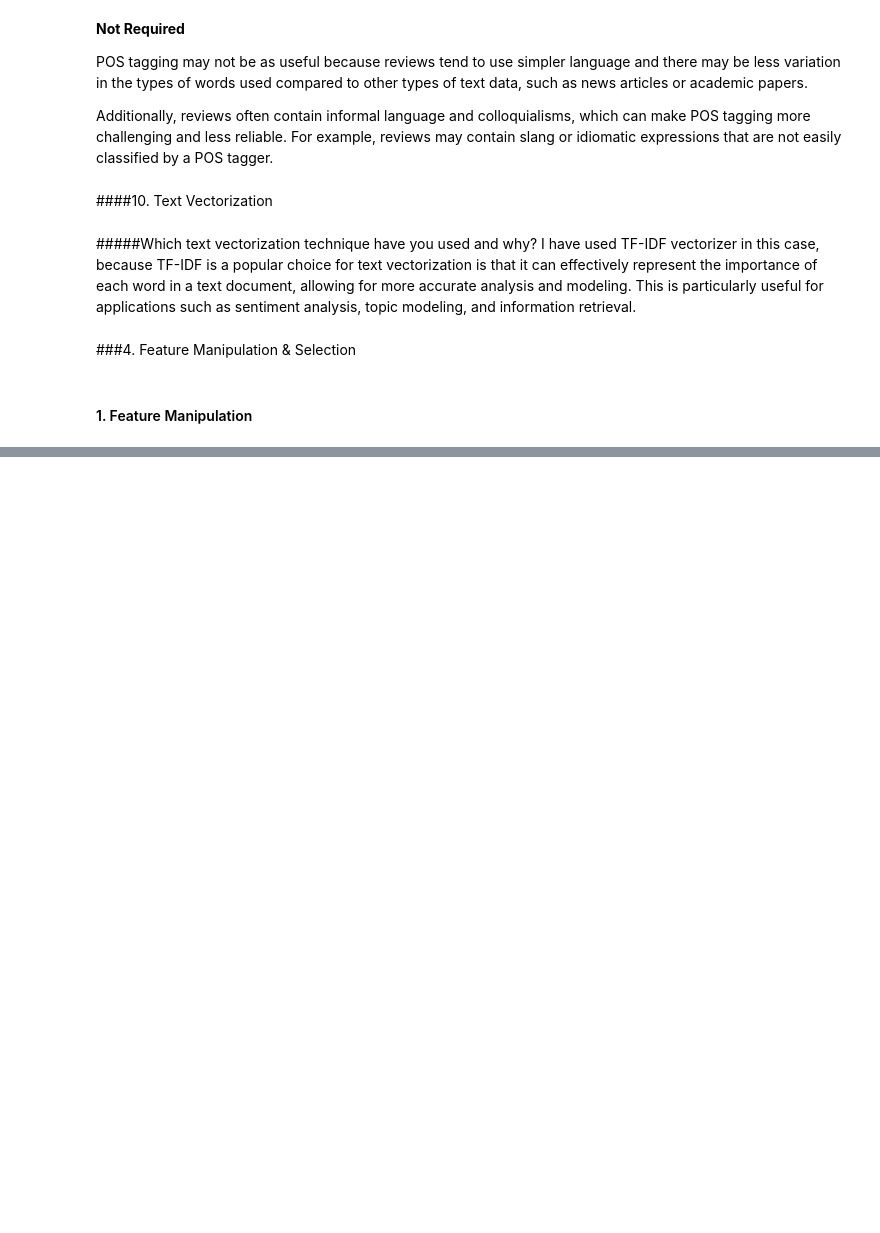
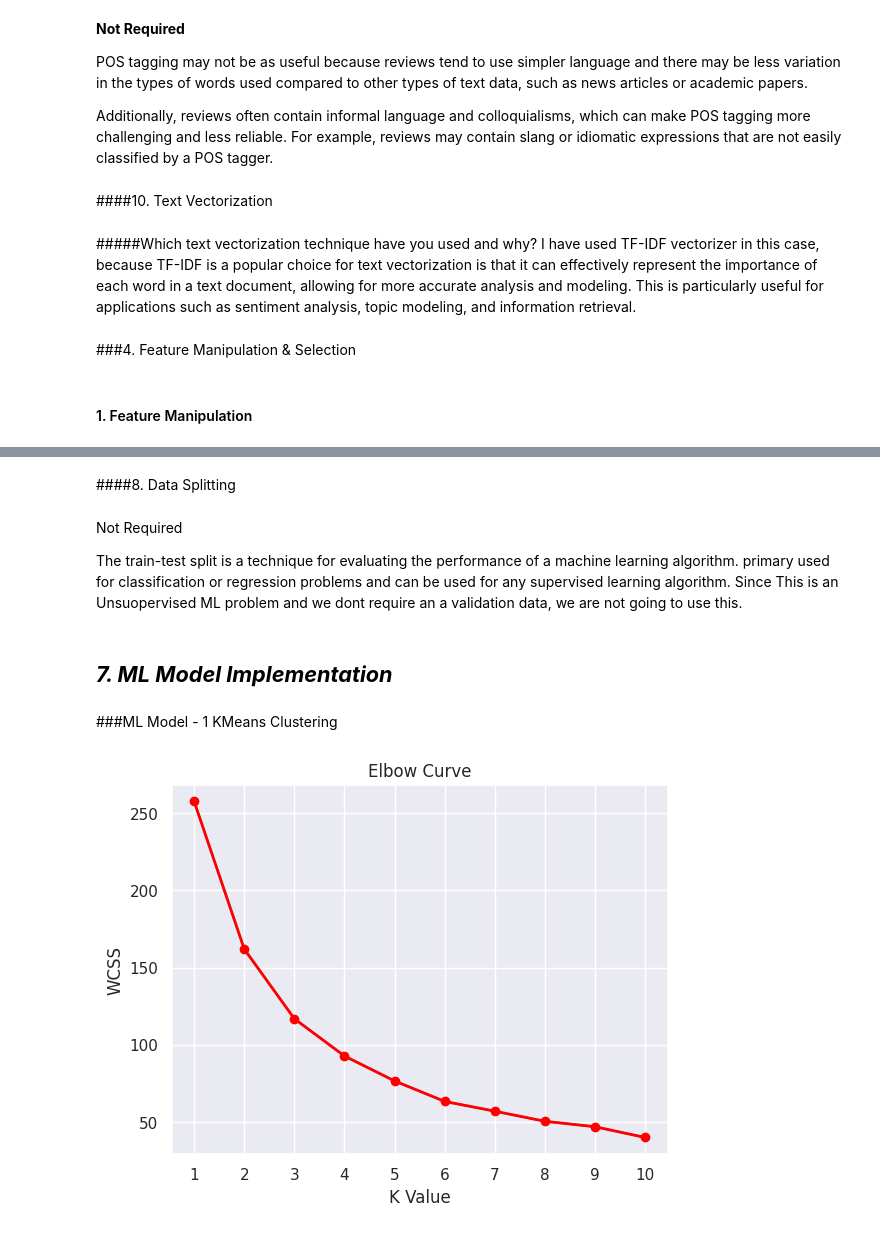
Before and after one commit to ErSangram/capstone_03_Zomato_Restaurant_Clustering_And_Analysis, a Jupyter notebook: Zomato_Restaurant_Clustering_And_Sentiment_Analysis.ipynb, the cells around one changed output, grey strips where cells are left out. Saved outputs shown, nothing was run; the diff lists cells and outputs as text; code cells hidden in the pictures; blank space fills up the shorter version.

```diff
--- a/Zomato_Restaurant_Clustering_And_Sentiment_Analysis.ipynb
+++ b/Zomato_Restaurant_Clustering_And_Sentiment_Analysis.ipynb
@@ -1080,0 +1210,10 @@ Index(['Restaurant', 'Links', 'Cost', 'Collections', 'Cuisines', 'Timings',
+# %% [markdown]
+####8. Data Splitting
+# %% [markdown]
+Not Required
+
+The train-test split is a technique for evaluating the performance of a machine learning algorithm. primary used for classification or regression problems and can be used for any supervised learning algorithm. Since This is an Unsuopervised ML problem and we dont require an a validation data, we are not going to use this.
+# %% [markdown]
+## ***7. ML Model Implementation***
+# %% [markdown]
+###ML Model - 1 KMeans Clustering
@@ -1080,0 +1224,18 @@ Index(['Restaurant', 'Links', 'Cost', 'Collections', 'Cuisines', 'Timings',
+# %%
+#Within Cluster Sum of Squared Errors(WCSS) for different values of k
+wcss=[]
+for i in range(1,11):
+    km=KMeans(n_clusters=i,random_state = 20)
+    km.fit(pca_df)
+    wcss.append(km.inertia_)
+# %%
+#elbow curve
+plt.plot(range(1,11),wcss)
+plt.plot(range(1,11),wcss, linewidth=2, color="red", marker ="o")
+plt.xlabel("K Value")
+plt.xticks(np.arange(1,11,1))
+plt.ylabel("WCSS")
+plt.title('Elbow Curve')
+plt.show()
+# %% [output]
+[figure, added]
```
Also changed, not shown: parts of 47 cells of this notebook.
